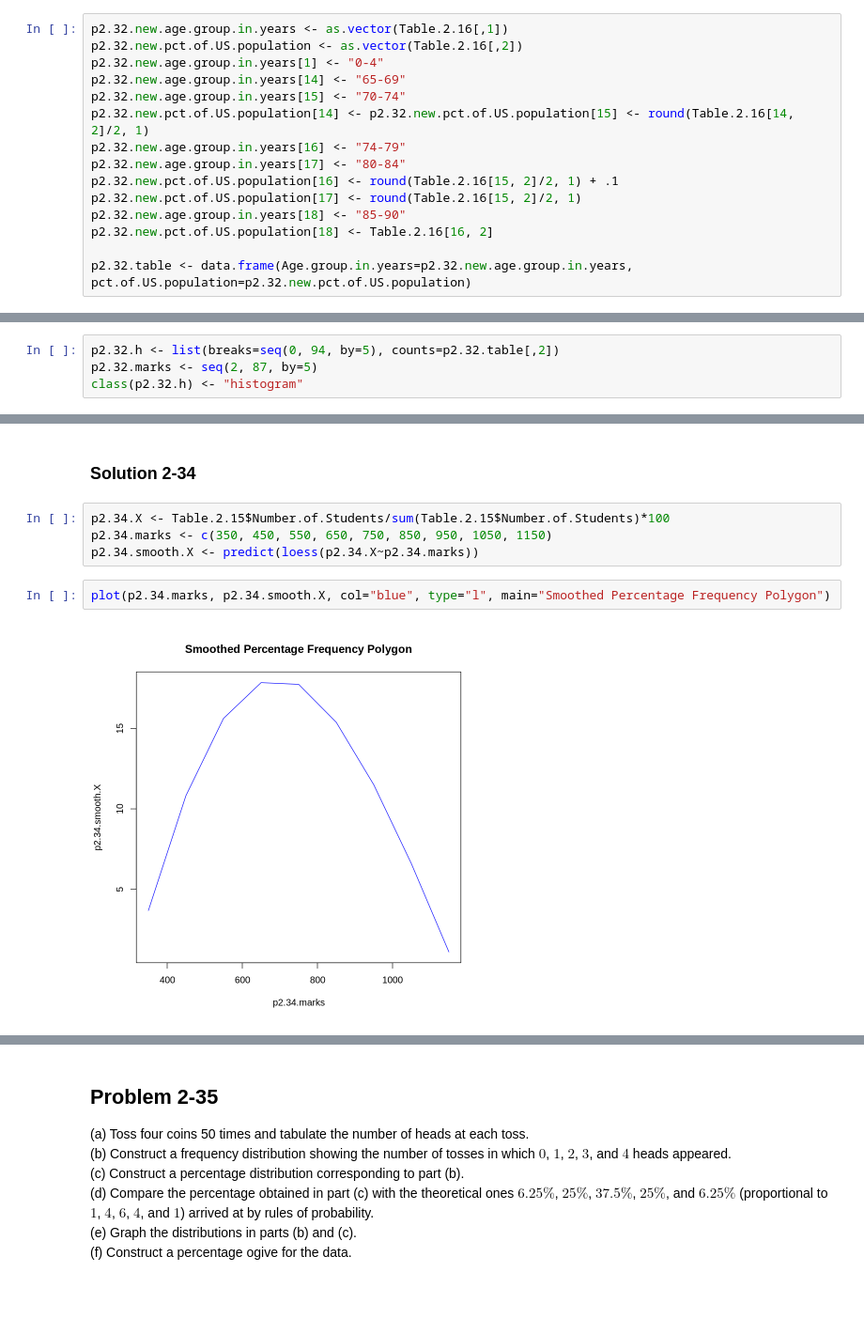
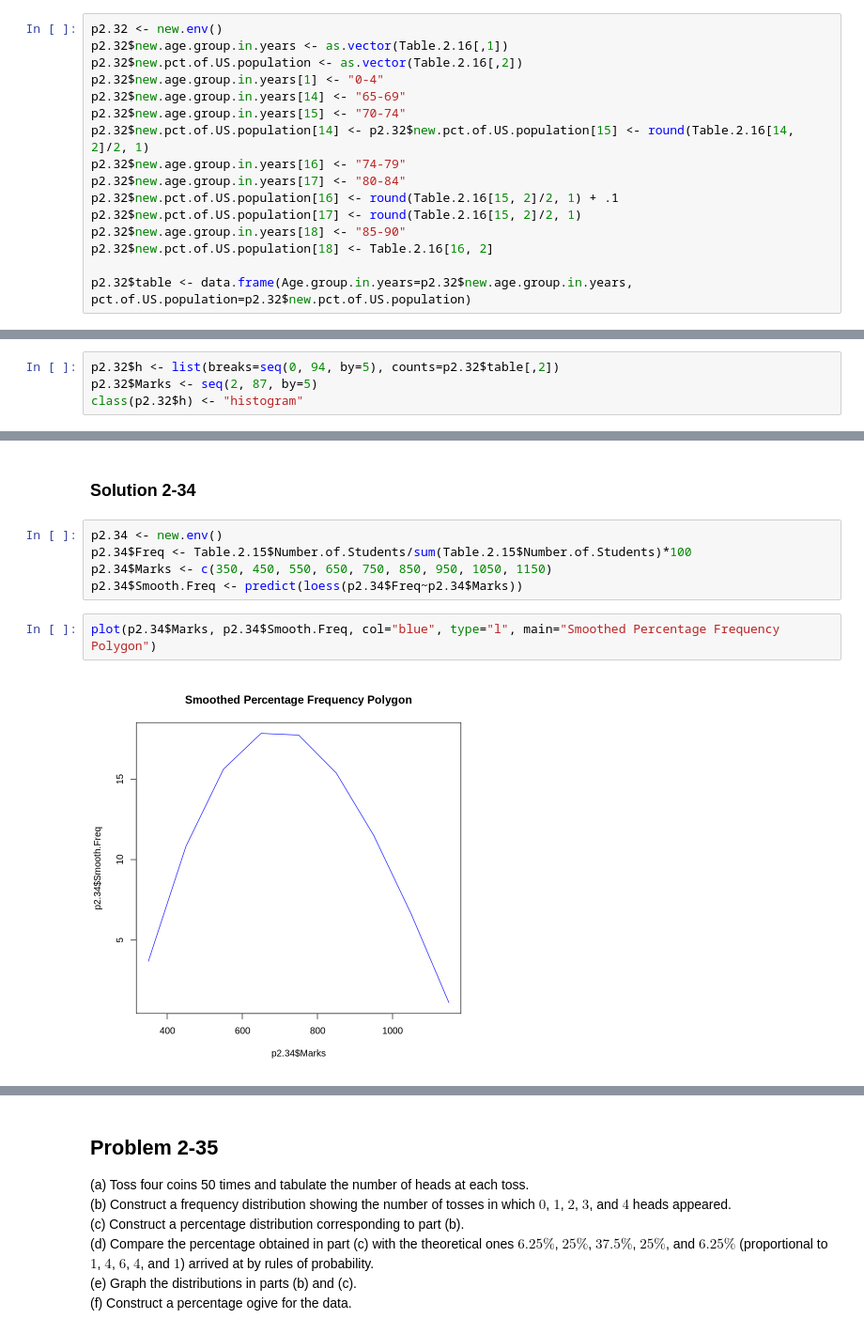
Before and after one commit to jbennett7/Statistics, a Jupyter notebook: 02 Chapter 2 Frequency Distributions/03 Supplementary Problems/Supplementary problems.ipynb, the cells around one changed output, grey strips where cells are left out. Shown at 94% size. Saved outputs shown, nothing was run; the diff lists cells and outputs as text; blank space fills up the shorter version.

```diff
--- a/02 Chapter 2 Frequency Distributions/03 Supplementary Problems/Supplementary problems.ipynb
+++ b/02 Chapter 2 Frequency Distributions/03 Supplementary Problems/Supplementary problems.ipynb
@@ -777,18 +777,19 @@ cat("(i) Percentage of population over 70: ",
 (b) I would modify the open ended class interval by pretending that the last class follows the same interval size is $5$. I would then make all of the class intervals the same size by splitting up the bigger ones.
 (c) So with the last class size as $5$, and the bigger classes split in half, the new table looks like:
 # %%
-p2.32.new.age.group.in.years <- as.vector(Table.2.16[,1])
-p2.32.new.pct.of.US.population <- as.vector(Table.2.16[,2])
-p2.32.new.age.group.in.years[1] <- "0-4"
-p2.32.new.age.group.in.years[14] <- "65-69"
-p2.32.new.age.group.in.years[15] <- "70-74"
-p2.32.new.pct.of.US.population[14] <- p2.32.new.pct.of.US.population[15] <- round(Table.2.16[14, 2]/2, 1)
-p2.32.new.age.group.in.years[16] <- "74-79"
-p2.32.new.age.group.in.years[17] <- "80-84"
-p2.32.new.pct.of.US.population[16] <- round(Table.2.16[15, 2]/2, 1) + .1
-p2.32.new.pct.of.US.population[17] <- round(Table.2.16[15, 2]/2, 1)
-p2.32.new.age.group.in.years[18] <- "85-90"
-p2.32.new.pct.of.US.population[18] <- Table.2.16[16, 2]
+p2.32 <- new.env()
+p2.32$new.age.group.in.years <- as.vector(Table.2.16[,1])
+p2.32$new.pct.of.US.population <- as.vector(Table.2.16[,2])
+p2.32$new.age.group.in.years[1] <- "0-4"
+p2.32$new.age.group.in.years[14] <- "65-69"
+p2.32$new.age.group.in.years[15] <- "70-74"
+p2.32$new.pct.of.US.population[14] <- p2.32$new.pct.of.US.population[15] <- round(Table.2.16[14, 2]/2, 1)
+p2.32$new.age.group.in.years[16] <- "74-79"
+p2.32$new.age.group.in.years[17] <- "80-84"
+p2.32$new.pct.of.US.population[16] <- round(Table.2.16[15, 2]/2, 1) + .1
+p2.32$new.pct.of.US.population[17] <- round(Table.2.16[15, 2]/2, 1)
+p2.32$new.age.group.in.years[18] <- "85-90"
+p2.32$new.pct.of.US.population[18] <- Table.2.16[16, 2]
 
-p2.32.table <- data.frame(Age.group.in.years=p2.32.new.age.group.in.years, pct.of.US.population=p2.32.new.pct.of.US.population)
+p2.32$table <- data.frame(Age.group.in.years=p2.32$new.age.group.in.years, pct.of.US.population=p2.32$new.pct.of.US.population)
 # %%
@@ -814,9 +815,9 @@ A data.frame: 18 × 2
 | 80-84 | 2.1 |
 | 85-90 | 1.4 |
 # %%
-p2.32.h <- list(breaks=seq(0, 94, by=5), counts=p2.32.table[,2])
-p2.32.marks <- seq(2, 87, by=5)
-class(p2.32.h) <- "histogram"
+p2.32$h <- list(breaks=seq(0, 94, by=5), counts=p2.32$table[,2])
+p2.32$Marks <- seq(2, 87, by=5)
+class(p2.32$h) <- "histogram"
 # %%
 par(mfrow=c(1,2))
 options(repr.plot.width=16, repr.plot.height=8)
@@ -846,11 +849,12 @@ cat(round(Table.2.16[,2]/100*265, 1), "all in the millions.")
 # %% [markdown]
 ### Solution 2-34
 # %%
-p2.34.X <- Table.2.15$Number.of.Students/sum(Table.2.15$Number.of.Students)*100
-p2.34.marks <- c(350, 450, 550, 650, 750, 850, 950, 1050, 1150)
-p2.34.smooth.X <- predict(loess(p2.34.X~p2.34.marks))
+p2.34 <- new.env()
+p2.34$Freq <- Table.2.15$Number.of.Students/sum(Table.2.15$Number.of.Students)*100
+p2.34$Marks <- c(350, 450, 550, 650, 750, 850, 950, 1050, 1150)
+p2.34$Smooth.Freq <- predict(loess(p2.34$Freq~p2.34$Marks))
 # %%
-plot(p2.34.marks, p2.34.smooth.X, col="blue", type="l", main="Smoothed Percentage Frequency Polygon")
+plot(p2.34$Marks, p2.34$Smooth.Freq, col="blue", type="l", main="Smoothed Percentage Frequency Polygon")
 # %% [output]
-[figure, old version]
+[figure, new version]
 # %%
```
Also changed, not shown: parts of 22 cells of this notebook, 10 other files.
